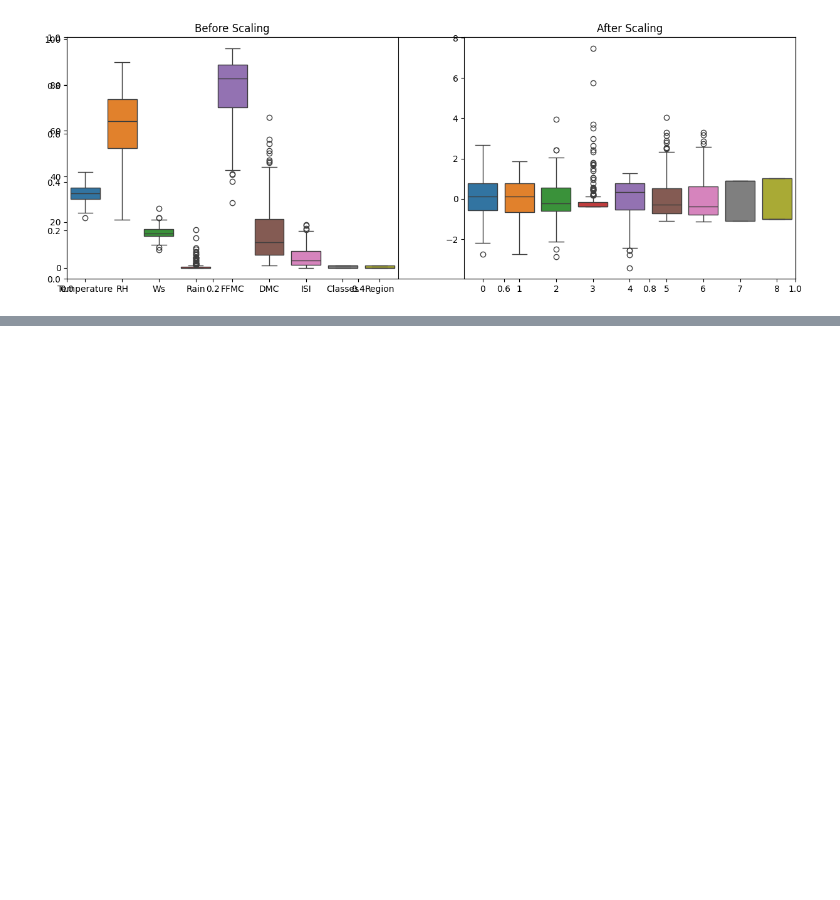
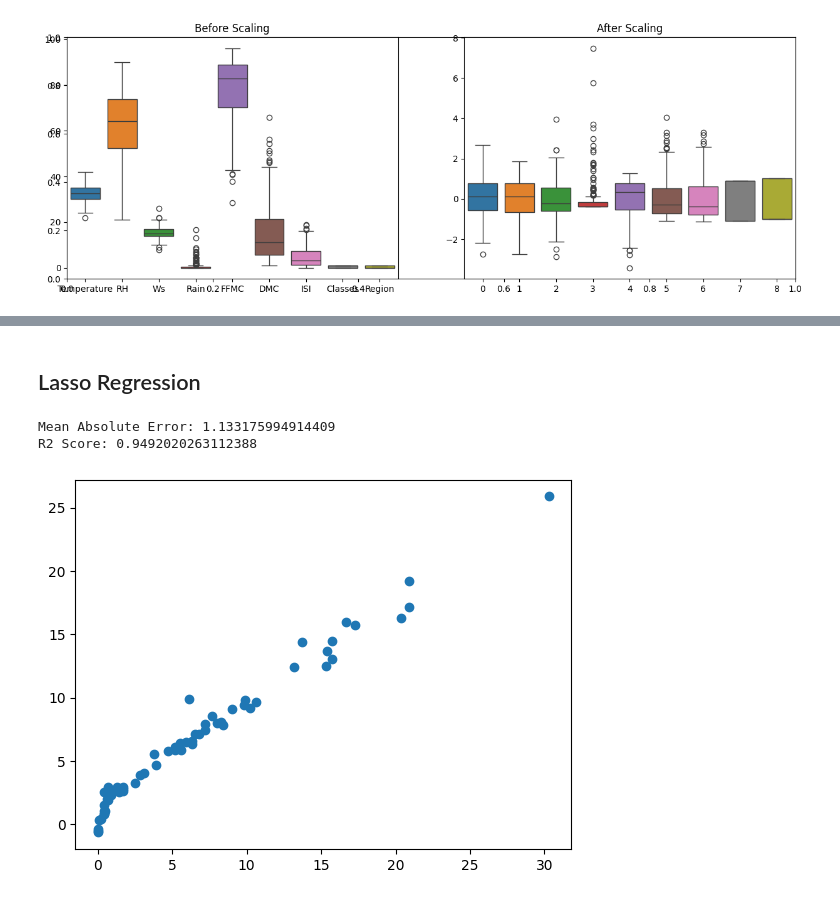
Before and after one commit to mukulvyas/Machine-Learning, a Jupyter notebook: Ridge, Lasso and ElasticNet ML Algorithms/Model _Training.ipynb, the cells around one changed output, grey strips where cells are left out. Drawn from its saved outputs; the diff is of its cells as text; code cells hidden in the pictures; blank space fills up the shorter version.

```diff
--- a/Ridge, Lasso and ElasticNet ML Algorithms/Model _Training.ipynb
+++ b/Ridge, Lasso and ElasticNet ML Algorithms/Model _Training.ipynb
@@ -165,0 +188,17 @@ plt.show()
+# %% [markdown]
+## Lasso Regression
+# %%
+## let's apply the Lasso Regression
+from sklearn.linear_model import Lasso
+lasso = Lasso()
+lasso.fit(X_train_scaled,y_train)
+y_pred = lasso.predict(X_test_scaled)
+print('Mean Absolute Error:',mean_absolute_error(y_test,y_pred))
+score = r2_score(y_test,y_pred)
+print('R2 Score:',score)
+plt.scatter(y_test,y_pred)
+plt.show()
+# %% [output]
+Mean Absolute Error: 1.133175994914409
+R2 Score: 0.9492020263112388
+[figure, added]
```
Also changed, not shown: parts of 17 cells of this notebook.
